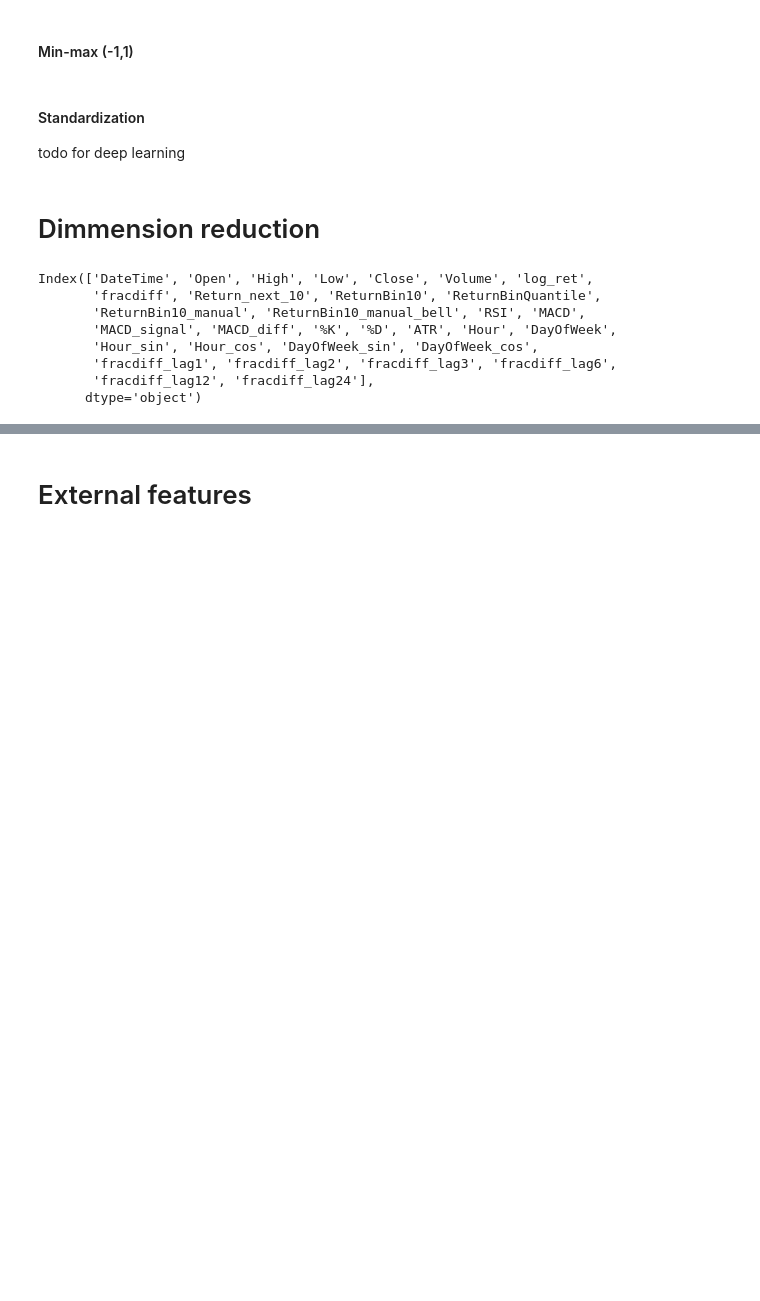
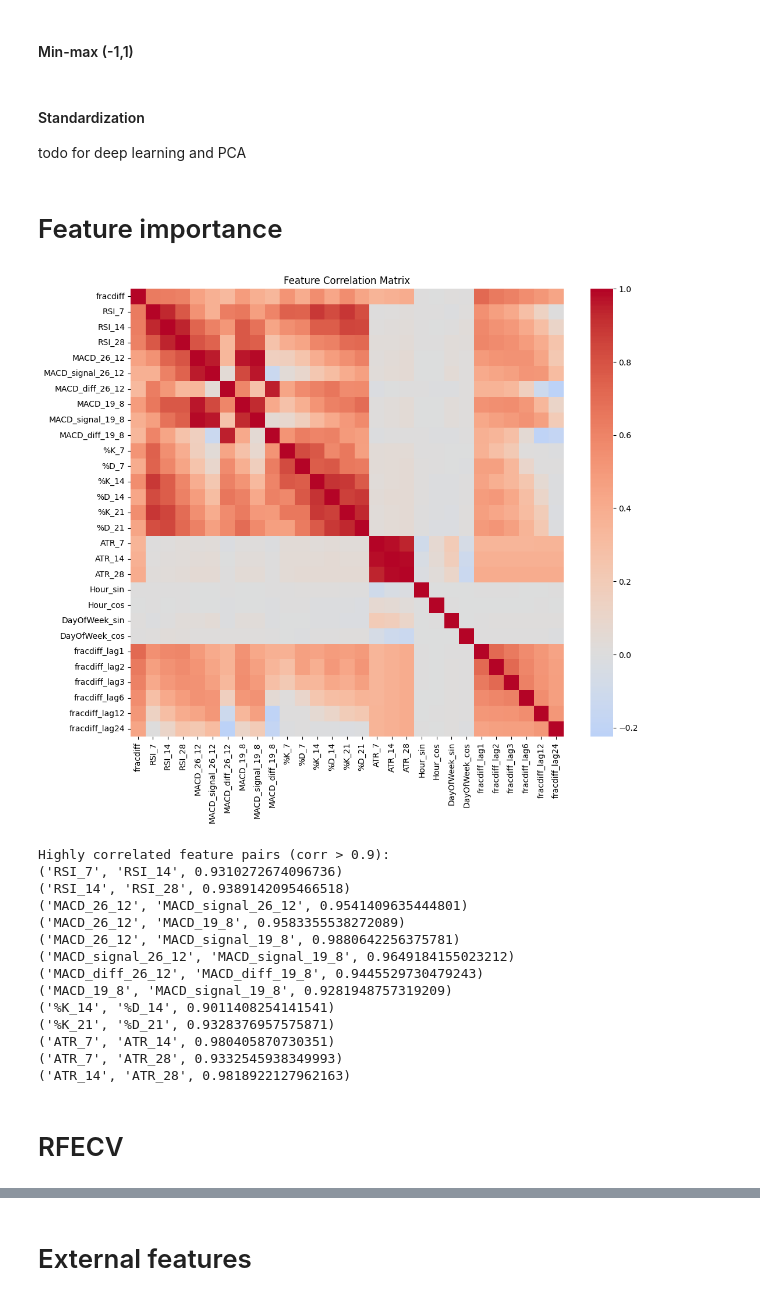
Before and after one commit to TheMightiestCarrot/eDo, a Jupyter notebook: 03-features.ipynb, the cells around one changed output, grey strips where cells are left out. Saved outputs shown, nothing was run; the diff lists cells and outputs as text; code cells hidden in the pictures; blank space fills up the shorter version.

Commit message:
feature importance

```diff
--- a/03-features.ipynb
+++ b/03-features.ipynb
@@ -169,9 +169,9 @@ plt.show()
 # %% [output]
 [figure]
 # %%
-lags_to_try = [1, 2, 3, 6, 12, 24]
+lags = [1, 2, 3, 6, 12, 24]
 
-for lag in lags_to_try:
+for lag in lags:
     df[f'fracdiff_lag{lag}'] = df['fracdiff'].shift(lag)
 # %% [markdown]
 # Normalization
@@ -229,16 +229,54 @@ df_scaled = pd.concat([train_scaled_df, test_scaled_df]).sort_index()
 # %% [markdown]
 #### Standardization
-todo for deep learning
+todo for deep learning and PCA
-# %% [markdown]
-# Dimmension reduction
-# %%
-df.columns
-# %% [output]
-Index(['DateTime', 'Open', 'High', 'Low', 'Close', 'Volume', 'log_ret',
-       'fracdiff', 'Return_next_10', 'ReturnBin10', 'ReturnBinQuantile',
-       'ReturnBin10_manual', 'ReturnBin10_manual_bell', 'RSI', 'MACD',
-       'MACD_signal', 'MACD_diff', '%K', '%D', 'ATR', 'Hour', 'DayOfWeek',
-       'Hour_sin', 'Hour_cos', 'DayOfWeek_sin', 'DayOfWeek_cos',
-       'fracdiff_lag1', 'fracdiff_lag2', 'fracdiff_lag3', 'fracdiff_lag6',
-       'fracdiff_lag12', 'fracdiff_lag24'],
-      dtype='object')
+# %% [markdown]
+# Feature importance
+# %%
+import seaborn as sns
+import matplotlib.pyplot as plt
+
+feature_cols = ['fracdiff', 'RSI_7', 'RSI_14',
+       'RSI_28', 'MACD_26_12', 'MACD_signal_26_12', 'MACD_diff_26_12',
+       'MACD_19_8', 'MACD_signal_19_8', 'MACD_diff_19_8', '%K_7', '%D_7',
+       '%K_14', '%D_14', '%K_21', '%D_21', 'ATR_7', 'ATR_14', 'ATR_28',
+       'Hour_sin', 'Hour_cos', 'DayOfWeek_sin', 'DayOfWeek_cos',
+       'fracdiff_lag1', 'fracdiff_lag2', 'fracdiff_lag3', 'fracdiff_lag6',
+       'fracdiff_lag12', 'fracdiff_lag24']
+
+df_features = df.dropna()
+df_features = df_features[feature_cols]
+
+corr_matrix = df_features.corr(method='pearson')
+
+plt.figure(figsize=(12, 10))
+sns.heatmap(corr_matrix, cmap='coolwarm', center=0)
+plt.title("Feature Correlation Matrix")
+plt.show()
+
+threshold = 0.9
+high_corr_pairs = []
+cols = df_features.columns
+for i in range(len(cols)):
+    for j in range(i+1, len(cols)):
+        if abs(corr_matrix.iloc[i, j]) > threshold:
+            high_corr_pairs.append((cols[i], cols[j], corr_matrix.iloc[i, j]))
+
+print("Highly correlated feature pairs (corr > 0.9):")
+for pair in high_corr_pairs:
+    print(pair)
+# %% [output]
+[figure, added]
+Highly correlated feature pairs (corr > 0.9):
+('RSI_7', 'RSI_14', 0.9310272674096736)
+('RSI_14', 'RSI_28', 0.9389142095466518)
+('MACD_26_12', 'MACD_signal_26_12', 0.9541409635444801)
+('MACD_26_12', 'MACD_19_8', 0.9583355538272089)
+('MACD_26_12', 'MACD_signal_19_8', 0.9880642256375781)
+('MACD_signal_26_12', 'MACD_signal_19_8', 0.9649184155023212)
+('MACD_diff_26_12', 'MACD_diff_19_8', 0.9445529730479243)
+('MACD_19_8', 'MACD_signal_19_8', 0.9281948757319209)
+('%K_14', '%D_14', 0.9011408254141541)
+('%K_21', '%D_21', 0.9328376957575871)
+('ATR_7', 'ATR_14', 0.980405870730351)
+('ATR_7', 'ATR_28', 0.9332545938349993)
+('ATR_14', 'ATR_28', 0.9818922127962163)
@@ -244,0 +288,2 @@ Index(['DateTime', 'Open', 'High', 'Low', 'Close', 'Volume', 'log_ret',
+# %% [markdown]
+# RFECV
```
Also changed, not shown: parts of 5 cells of this notebook, 1 other file.
